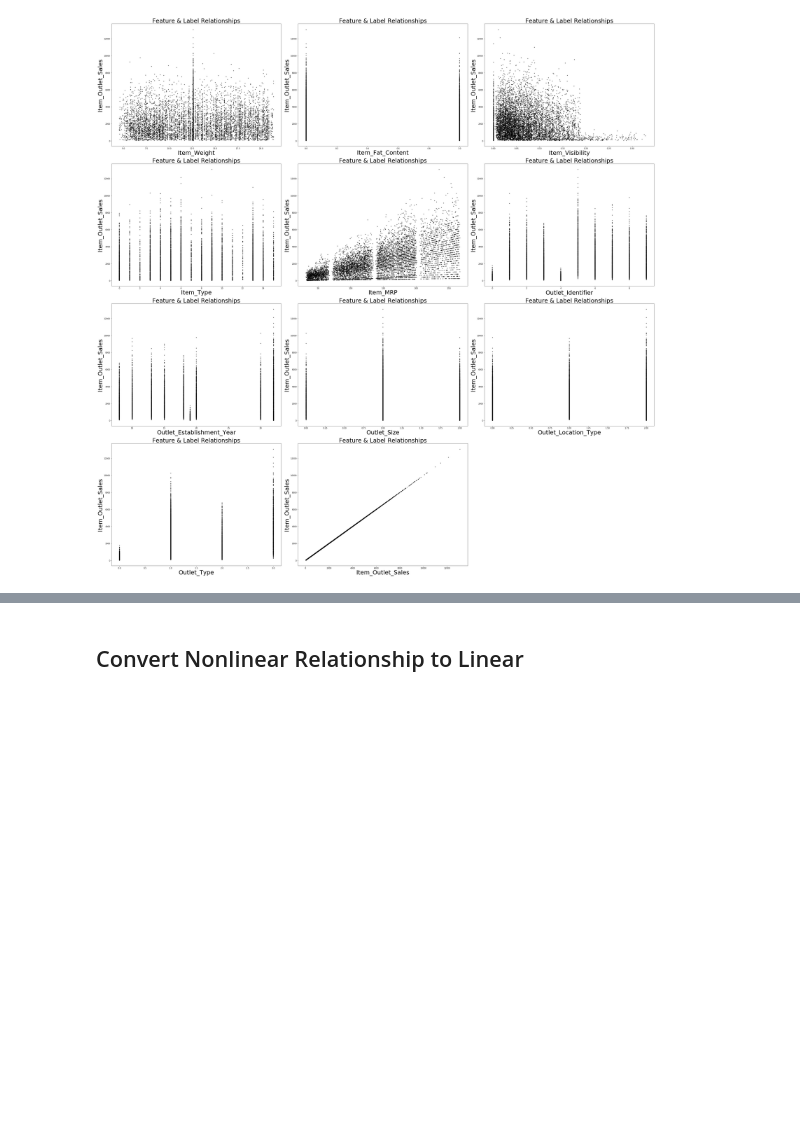
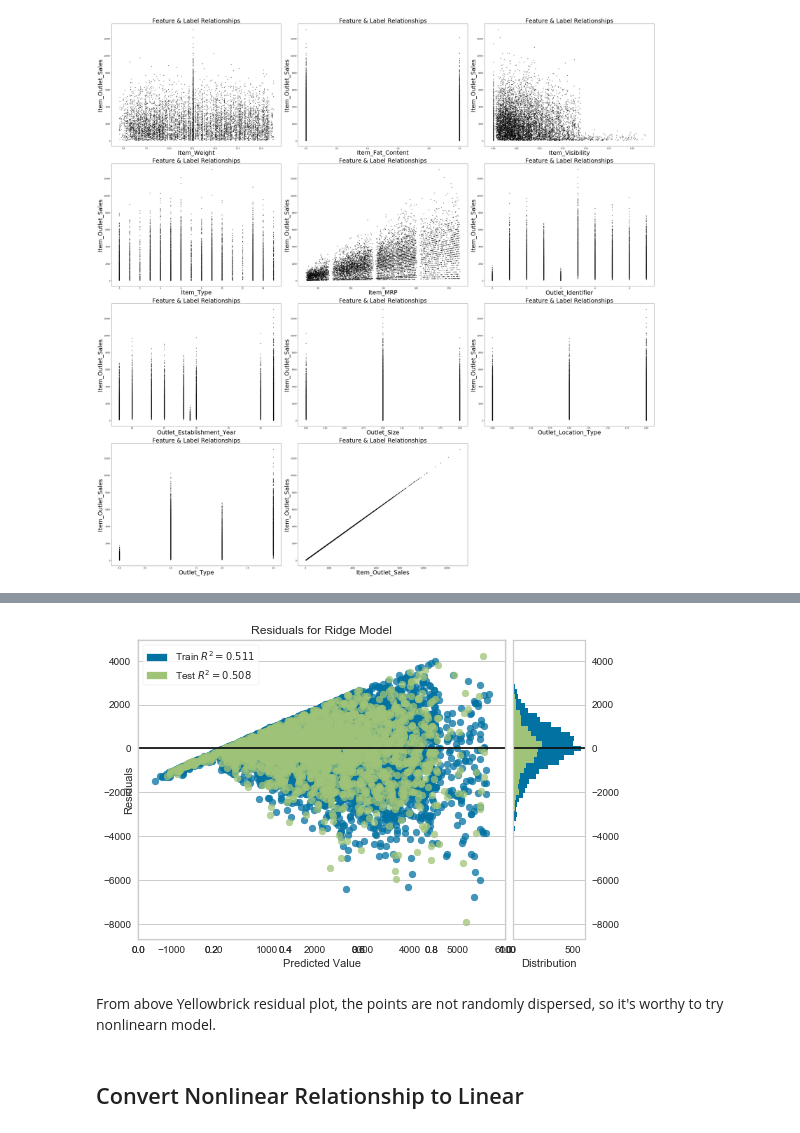
Before and after one commit to hanhanwu/Hanhan_Applied_DataScience, a Jupyter notebook: data_exploration.ipynb, the cells around one changed output, grey strips where cells are left out. Drawn from its saved outputs; the diff is of its cells as text; code cells hidden in the pictures; blank space fills up the shorter version.

```diff
--- a/data_exploration.ipynb
+++ b/data_exploration.ipynb
@@ -83,3 +104,23 @@ multi_scatter_plot(n_rows, n_cols, sample_data, y)
+# %%
+# Yellowbrick method
+from sklearn.linear_model import Ridge
+from yellowbrick.regressor import ResidualsPlot
+from sklearn.model_selection import train_test_split
+
+# # Instantiate the linear model and visualizer
+ridge = Ridge()
+visualizer = ResidualsPlot(ridge)
+
+X_train, X_test, y_train, y_test = train_test_split(sample_data.iloc[:, :-1], sample_data.iloc[:, -1],
+ train_size=0.75, test_size=0.25)
+
+visualizer.fit(X_train, y_train)  # Fit the training data to the model
+visualizer.score(X_test, y_test)  # Evaluate the model on the test data
+visualizer.poof()
+# %% [output]
+[figure, added]
+# %% [markdown]
+From above Yellowbrick residual plot, the points are not randomly dispersed, so it's worthy to try nonlinearn model.
 # %% [markdown]
 ## Convert Nonlinear Relationship to Linear
 # %%
```
Also changed, not shown: parts of 2 cells of this notebook.
